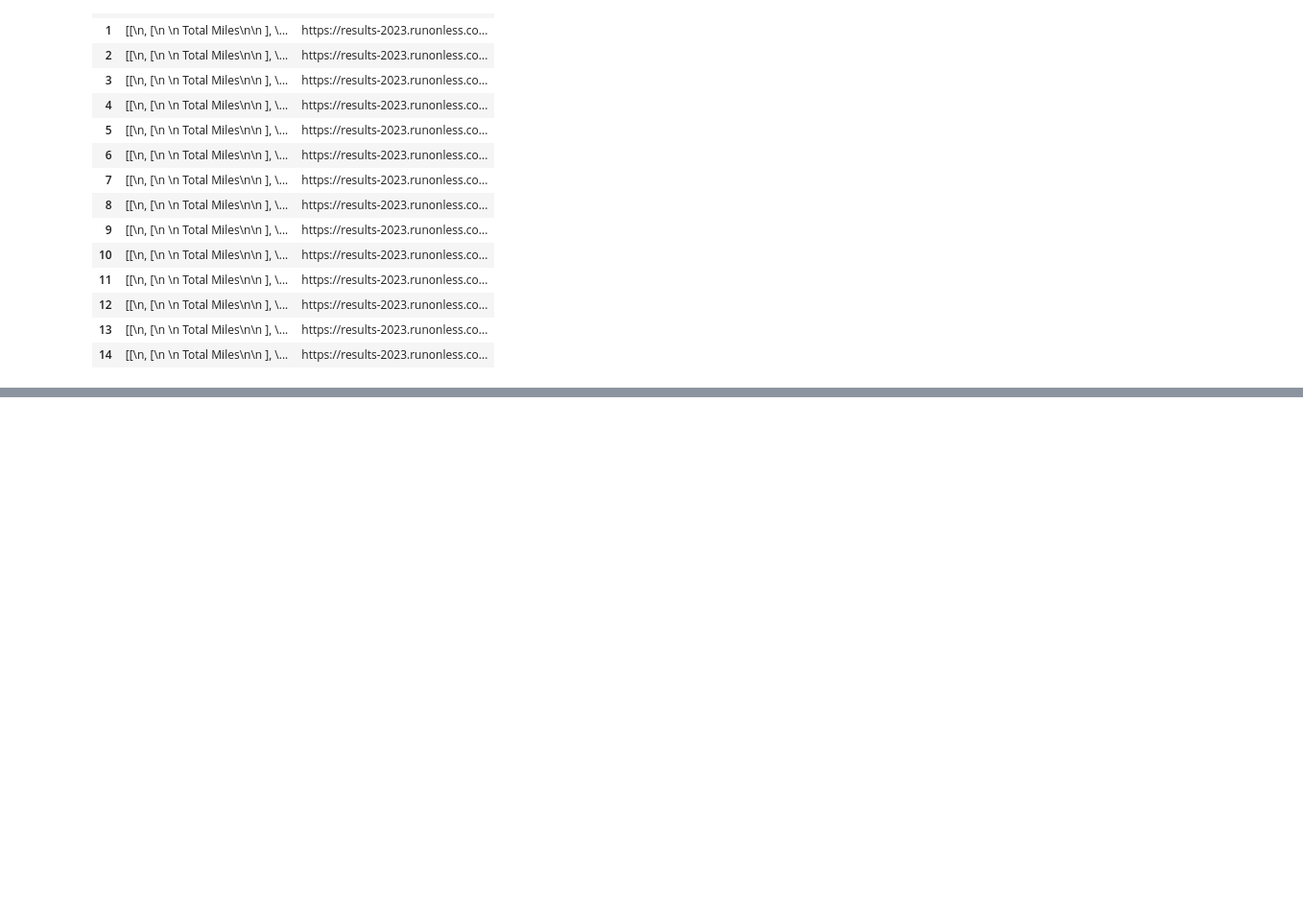
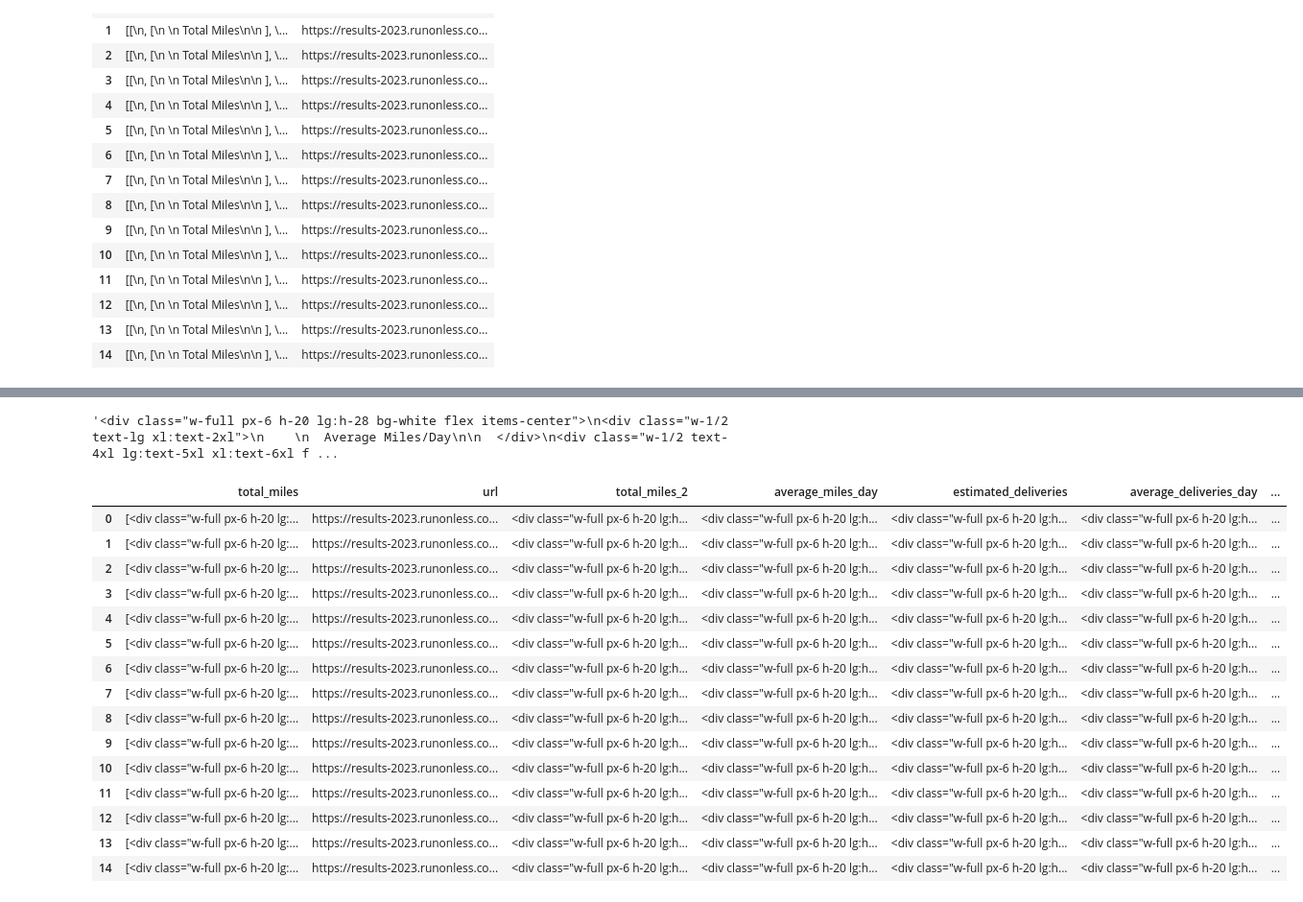
Before and after one commit to mollyboigon/run-on-less, a Jupyter notebook: run-on-less-demo-an.ipynb, the cells around one changed output, grey strips where cells are left out. Shown at 96% size. Saved outputs shown, nothing was run; the diff lists cells and outputs as text; code cells hidden in the pictures; blank space fills up the shorter version.

```diff
--- a/run-on-less-demo-an.ipynb
+++ b/run-on-less-demo-an.ipynb
@@ -289,0 +363,4 @@ df[1][0]
+# %%
+df3 = pd.concat([df, df2], axis = 1).reindex(df.index) #to get url in there?? why did I do this?
+# %%
+df3.columns = ["total_miles", "url", "total_miles_2", "average_miles_day", "estimated_deliveries", "average_deliveries_day"]
@@ -289,0 +406,6 @@ df[1][0]
+# %%
+df3 = df3.astype(str)
+# %%
+df3['average_miles_day'][1]
+# %% [output]
+'<div class="w-full px-6 h-20 lg:h-28 bg-white flex items-center">\n<div class="w-1/2 text-lg xl:text-2xl">\n    \n  Average Miles/Day\n\n  </div>\n<div class="w-1/2 text-4xl lg:text-5xl xl:text-6xl f ...
@@ -289,0 +416,24 @@ df[1][0]
+# %%
+df3['average_miles_day_clean'] = df3['average_miles_day'].str.extract(r'(\s\s\d+)')
+df3['estimated_deliveries_clean'] = df3['estimated_deliveries'].str.extract(r'(\s\s\d+)')
+df3['average_deliveries_day_clean'] = df3['average_deliveries_day'].str.extract(r'(\s\s\d+)')
+df3['total_miles_2_clean'] = df3['total_miles_2'].str.extract(r'(\s\s\d+)')
+# %%
+df3
+# %% [output]
+|  | total_miles | url | total_miles_2 | average_miles_day | estimated_deliveries | average_deliveries_day | ... |
+| 0 | [<div class="w-full px-6 h-20 lg:... | https://results-2023.runonless.co... | <div class="w-full px-6 h-20 lg:h... | <div class="w-full px-6 h-20 lg:h... | <div class="w-full px-6 h-20 lg:h... | <div class="w-full px-6 h-20 lg:h... | ... |
+| 1 | [<div class="w-full px-6 h-20 lg:... | https://results-2023.runonless.co... | <div class="w-full px-6 h-20 lg:h... | <div class="w-full px-6 h-20 lg:h... | <div class="w-full px-6 h-20 lg:h... | <div class="w-full px-6 h-20 lg:h... | ... |
+| 2 | [<div class="w-full px-6 h-20 lg:... | https://results-2023.runonless.co... | <div class="w-full px-6 h-20 lg:h... | <div class="w-full px-6 h-20 lg:h... | <div class="w-full px-6 h-20 lg:h... | <div class="w-full px-6 h-20 lg:h... | ... |
+| 3 | [<div class="w-full px-6 h-20 lg:... | https://results-2023.runonless.co... | <div class="w-full px-6 h-20 lg:h... | <div class="w-full px-6 h-20 lg:h... | <div class="w-full px-6 h-20 lg:h... | <div class="w-full px-6 h-20 lg:h... | ... |
+| 4 | [<div class="w-full px-6 h-20 lg:... | https://results-2023.runonless.co... | <div class="w-full px-6 h-20 lg:h... | <div class="w-full px-6 h-20 lg:h... | <div class="w-full px-6 h-20 lg:h... | <div class="w-full px-6 h-20 lg:h... | ... |
+| 5 | [<div class="w-full px-6 h-20 lg:... | https://results-2023.runonless.co... | <div class="w-full px-6 h-20 lg:h... | <div class="w-full px-6 h-20 lg:h... | <div class="w-full px-6 h-20 lg:h... | <div class="w-full px-6 h-20 lg:h... | ... |
+| 6 | [<div class="w-full px-6 h-20 lg:... | https://results-2023.runonless.co... | <div class="w-full px-6 h-20 lg:h... | <div class="w-full px-6 h-20 lg:h... | <div class="w-full px-6 h-20 lg:h... | <div class="w-full px-6 h-20 lg:h... | ... |
+| 7 | [<div class="w-full px-6 h-20 lg:... | https://results-2023.runonless.co... | <div class="w-full px-6 h-20 lg:h... | <div class="w-full px-6 h-20 lg:h... | <div class="w-full px-6 h-20 lg:h... | <div class="w-full px-6 h-20 lg:h... | ... |
+| 8 | [<div class="w-full px-6 h-20 lg:... | https://results-2023.runonless.co... | <div class="w-full px-6 h-20 lg:h... | <div class="w-full px-6 h-20 lg:h... | <div class="w-full px-6 h-20 lg:h... | <div class="w-full px-6 h-20 lg:h... | ... |
+| 9 | [<div class="w-full px-6 h-20 lg:... | https://results-2023.runonless.co... | <div class="w-full px-6 h-20 lg:h... | <div class="w-full px-6 h-20 lg:h... | <div class="w-full px-6 h-20 lg:h... | <div class="w-full px-6 h-20 lg:h... | ... |
+| 10 | [<div class="w-full px-6 h-20 lg:... | https://results-2023.runonless.co... | <div class="w-full px-6 h-20 lg:h... | <div class="w-full px-6 h-20 lg:h... | <div class="w-full px-6 h-20 lg:h... | <div class="w-full px-6 h-20 lg:h... | ... |
+| 11 | [<div class="w-full px-6 h-20 lg:... | https://results-2023.runonless.co... | <div class="w-full px-6 h-20 lg:h... | <div class="w-full px-6 h-20 lg:h... | <div class="w-full px-6 h-20 lg:h... | <div class="w-full px-6 h-20 lg:h... | ... |
+| 12 | [<div class="w-full px-6 h-20 lg:... | https://results-2023.runonless.co... | <div class="w-full px-6 h-20 lg:h... | <div class="w-full px-6 h-20 lg:h... | <div class="w-full px-6 h-20 lg:h... | <div class="w-full px-6 h-20 lg:h... | ... |
+| 13 | [<div class="w-full px-6 h-20 lg:... | https://results-2023.runonless.co... | <div class="w-full px-6 h-20 lg:h... | <div class="w-full px-6 h-20 lg:h... | <div class="w-full px-6 h-20 lg:h... | <div class="w-full px-6 h-20 lg:h... | ... |
+| 14 | [<div class="w-full px-6 h-20 lg:... | https://results-2023.runonless.co... | <div class="w-full px-6 h-20 lg:h... | <div class="w-full px-6 h-20 lg:h... | <div class="w-full px-6 h-20 lg:h... | <div class="w-full px-6 h-20 lg:h... | ... |
```
Also changed, not shown: parts of 16 cells of this notebook.
